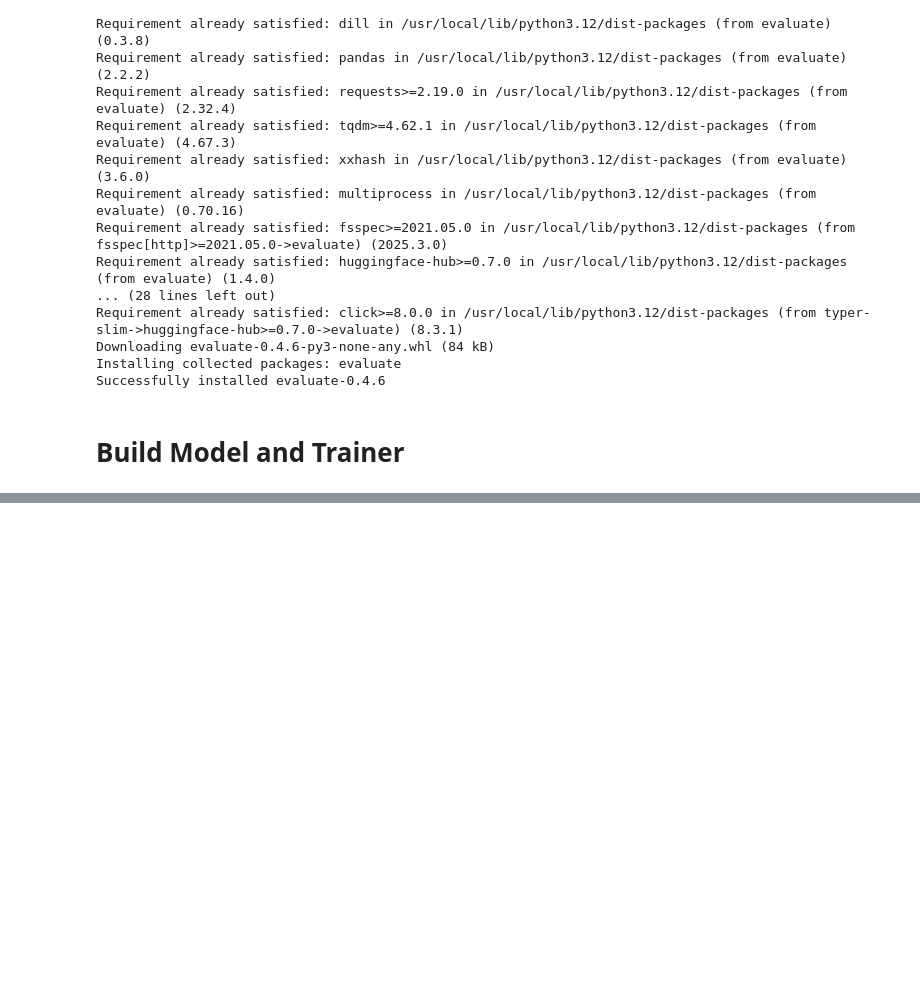
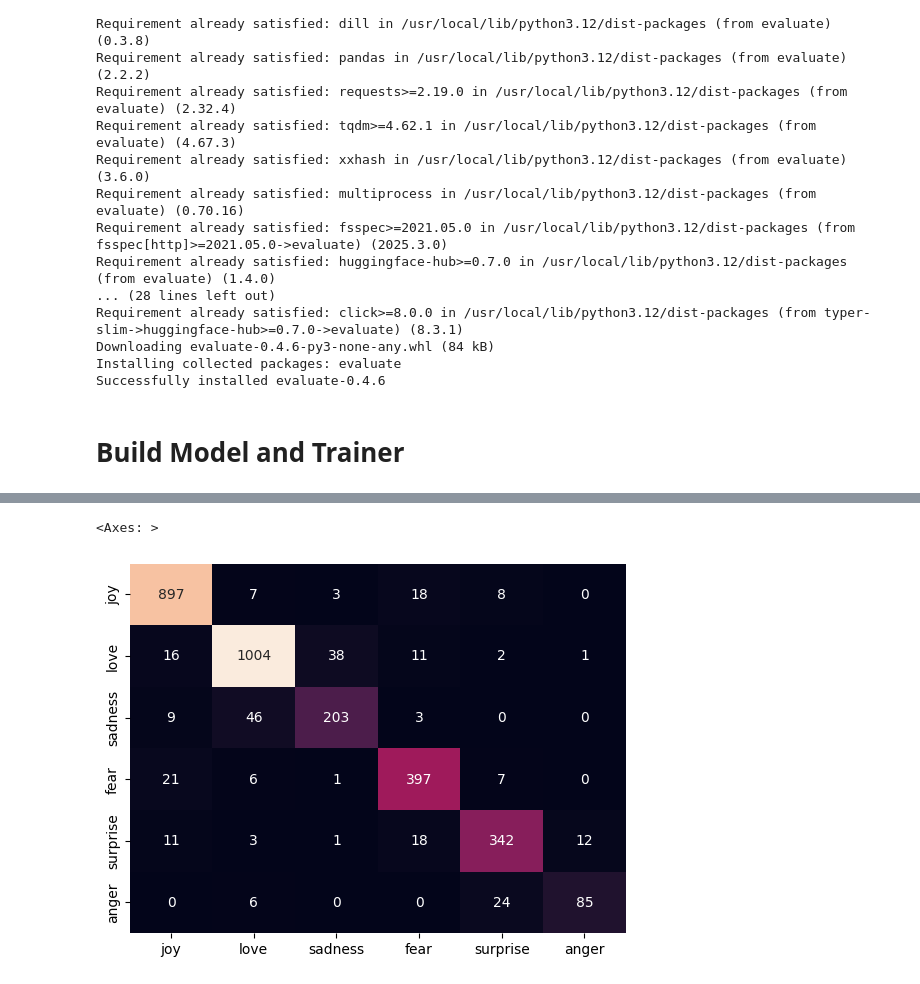
Before and after one commit to Zuhair0000/fine_tuning_course, a Jupyter notebook: fine_tuning_BERT_for_multi_class_sentiment_analysis.ipynb, the cells around one changed output, grey strips where cells are left out. Drawn from its saved outputs; the diff is of its cells as text; code cells hidden in the pictures; blank space fills up the shorter version.

```diff
--- a/fine_tuning_BERT_for_multi_class_sentiment_analysis.ipynb
+++ b/fine_tuning_BERT_for_multi_class_sentiment_analysis.ipynb
@@ -323,0 +327,3 @@ ValueError: Found input variables with inconsistent numbers of samples: [1, 1600
+# %%
+preds_output = trainer.predict(emotion_encoded['test'])
+preds_output.metrics
@@ -323,0 +338,3 @@ ValueError: Found input variables with inconsistent numbers of samples: [1, 1600
+# %%
+y_pred = np.argmax(preds_output.predictions, axis=1)
+y_true = emotion_encoded['test'][:]['label']
@@ -323,0 +361,8 @@ ValueError: Found input variables with inconsistent numbers of samples: [1, 1600
+# %%
+cm = confusion_matrix(y_true, y_pred)
+
+plt.figure()
+sns.heatmap(cm, annot=True, xticklabels=label2id.keys(), yticklabels=label2id.keys(), fmt='d', cbar=False)
+# %% [output]
+<Axes: >
+[figure, added]
```
Also changed, not shown: parts of 11 cells of this notebook.
